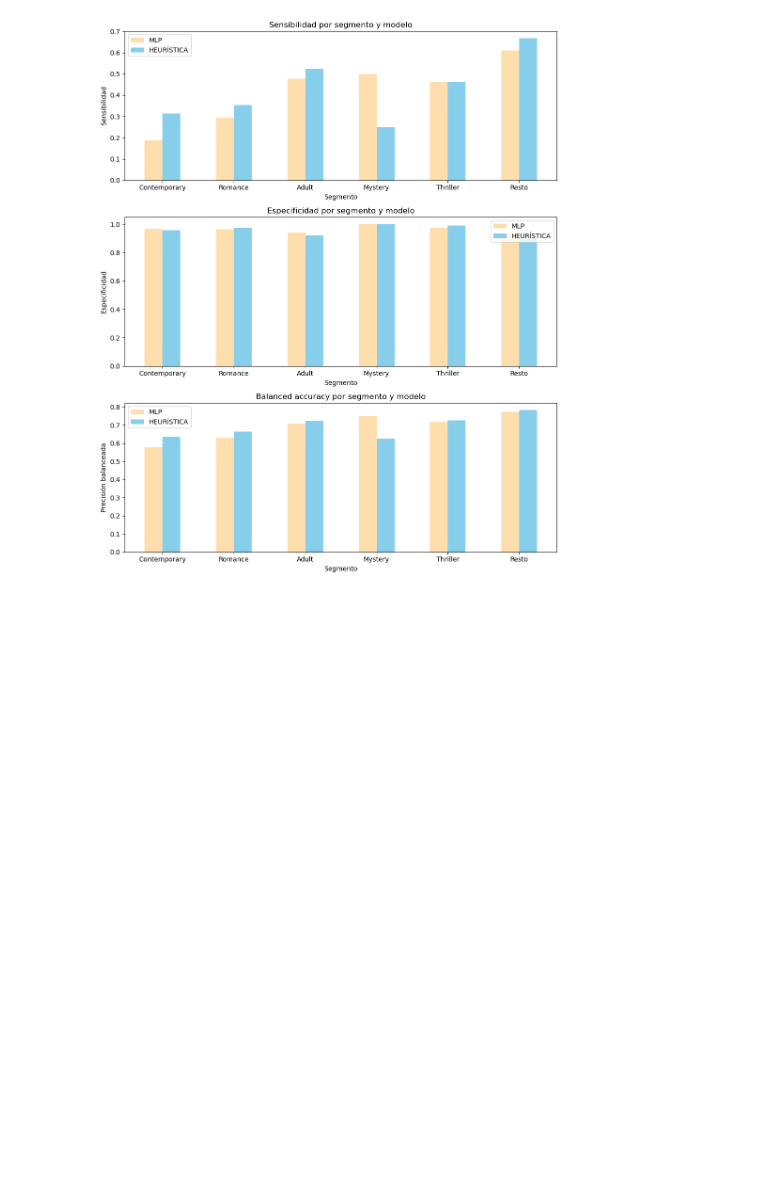
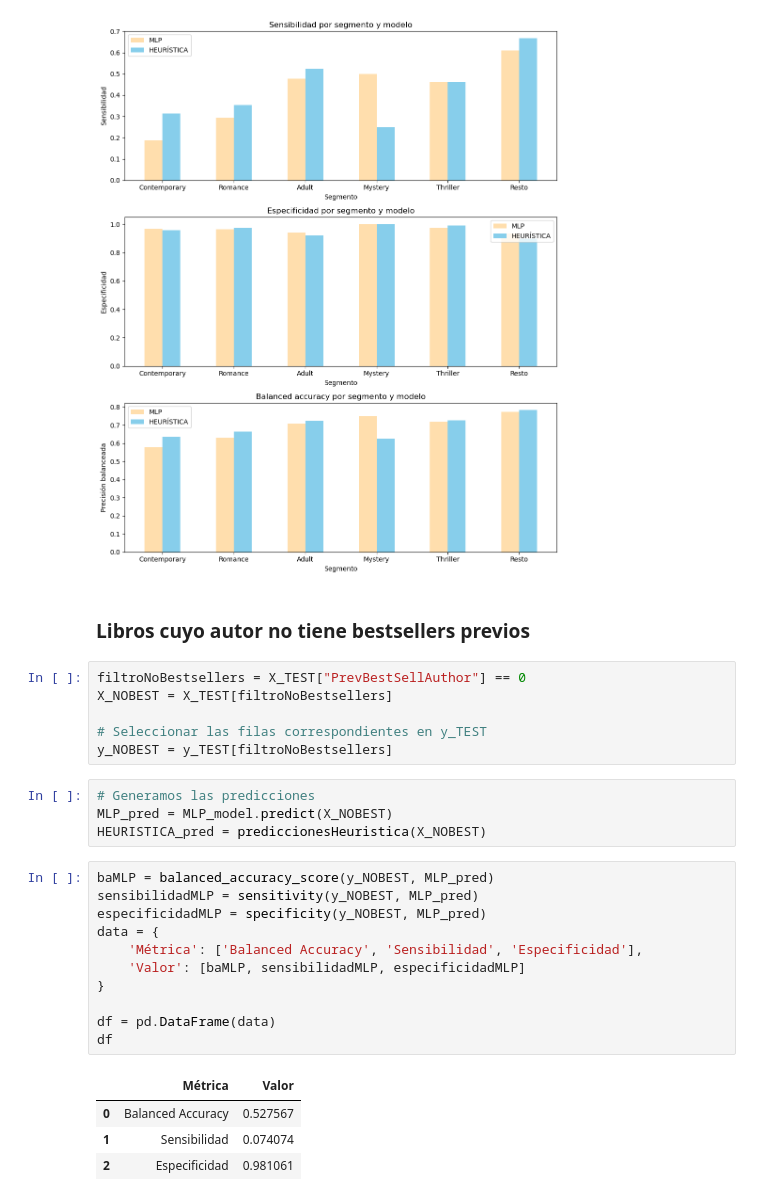
Before and after one commit to MMCCJJ/NOVELLA, a Jupyter notebook: evaluacion/evaluacionModeloFinal.ipynb, the cells around one changed output. Saved outputs shown, nothing was run; the diff lists cells and outputs as text; blank space fills up the shorter version.

```diff
--- a/evaluacion/evaluacionModeloFinal.ipynb
+++ b/evaluacion/evaluacionModeloFinal.ipynb
@@ -450,3 +501,31 @@ plt.tight_layout()
 plt.show()
 # %% [output]
 [figure]
+# %% [markdown]
+### Libros cuyo autor no tiene bestsellers previos
+# %%
+filtroNoBestsellers = X_TEST["PrevBestSellAuthor"] == 0
+X_NOBEST = X_TEST[filtroNoBestsellers]
+
+# Seleccionar las filas correspondientes en y_TEST
+y_NOBEST = y_TEST[filtroNoBestsellers]
+# %%
+# Generamos las predicciones
+MLP_pred = MLP_model.predict(X_NOBEST)
+HEURISTICA_pred = prediccionesHeuristica(X_NOBEST)
+# %%
+baMLP = balanced_accuracy_score(y_NOBEST, MLP_pred)
+sensibilidadMLP = sensitivity(y_NOBEST, MLP_pred)
+especificidadMLP = specificity(y_NOBEST, MLP_pred)
+data = {
+    'Métrica': ['Balanced Accuracy', 'Sensibilidad', 'Especificidad'],
+    'Valor': [baMLP, sensibilidadMLP, especificidadMLP]
+}
+
+df = pd.DataFrame(data)
+df
+# %% [output]
+|  | Métrica | Valor |
+| 0 | Balanced Accuracy | 0.527567 |
+| 1 | Sensibilidad | 0.074074 |
+| 2 | Especificidad | 0.981061 |
```
Also changed, not shown: parts of 21 cells of this notebook.
